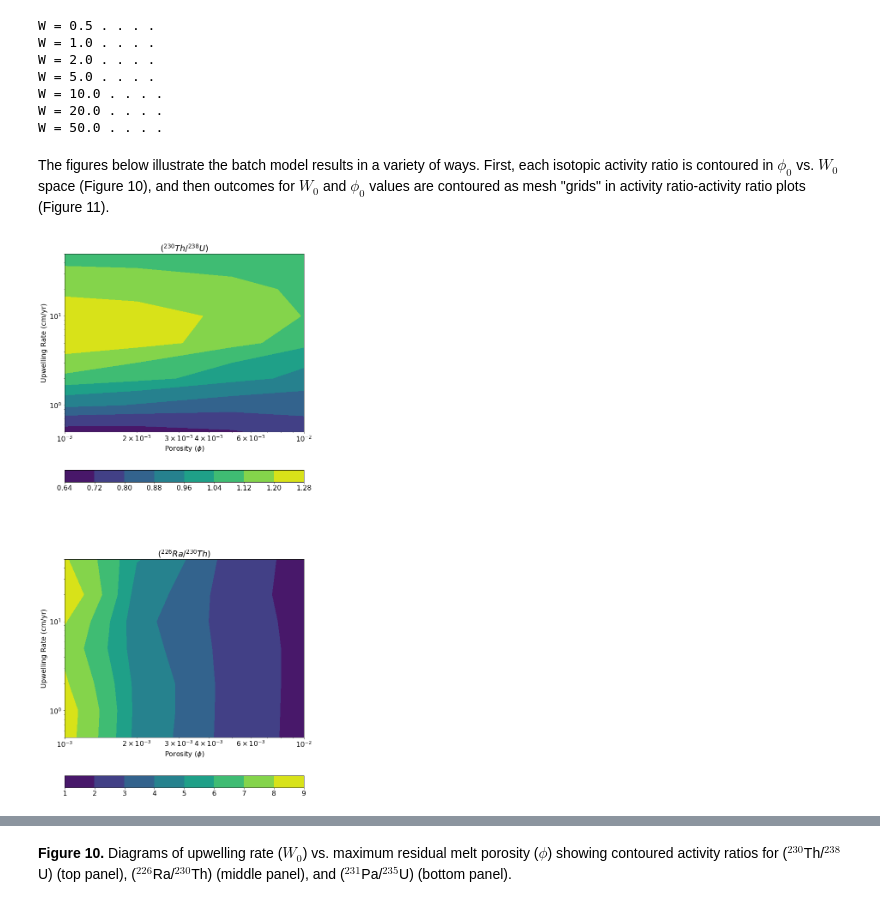
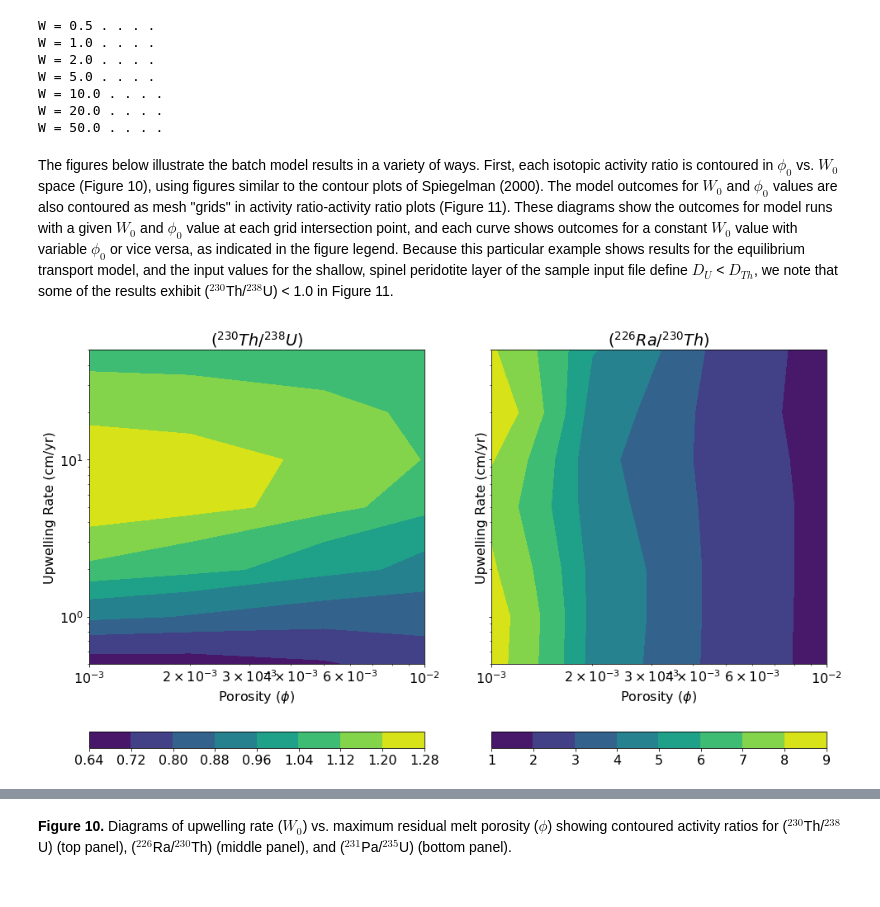
Before and after one commit to curvenote-submit/elkins2021, a Jupyter notebook: pyUserCalc_manuscript.ipynb, the cells around one changed output, grey strips where cells are left out. Cells and saved outputs as stored; diff of their text form; code cells hidden in the pictures.

```diff
--- a/pyUserCalc_manuscript.ipynb
+++ b/pyUserCalc_manuscript.ipynb
@@ -973,9 +1035,9 @@ W = 10.0 . . . .
 W = 20.0 . . . .
 W = 50.0 . . . .
 # %% [markdown]
-The figures below illustrate the batch model results in a variety of ways. First, each isotopic activity ratio is contoured in $\phi_0$ vs. $W_0$ space (Figure 10), and then outcomes for $W_0$ and $\phi_0$ values are contoured as mesh "grids" in activity ratio-activity ratio plots (Figure 11).
+The figures below illustrate the batch model results in a variety of ways. First, each isotopic activity ratio is contoured in $\phi_0$ vs. $W_0$ space (Figure 10), using figures similar to the contour plots of Spiegelman (2000). The model outcomes for $W_0$ and $\phi_0$ values are also contoured as mesh "grids" in activity ratio-activity ratio plots (Figure 11). These diagrams show the outcomes for model runs with a given $W_0$ and $\phi_0$ value at each grid intersection point, and each curve shows outcomes for a constant $W_0$ value with variable $\phi_0$ or vice versa, as indicated in the figure legend. Because this particular example shows results for the equilibrium transport model, and the input values for the shallow, spinel peridotite layer of the sample input file define $D_U$ < $D_{Th}$, we note that some of the results exhibit ($^{230}$Th/$^{238}$U) < 1.0 in Figure 11.
 # %%
-UserCalc.plot_contours(phi0,W0,act, figsize=(12,12))
+UserCalc.plot_contours(phi0,W0,act, figsize=(8,10))
 # %% [output]
-[figure, old version]
+[figure, new version]
 # %%
```
Also changed, not shown: parts of 24 cells of this notebook, 28 other files.
